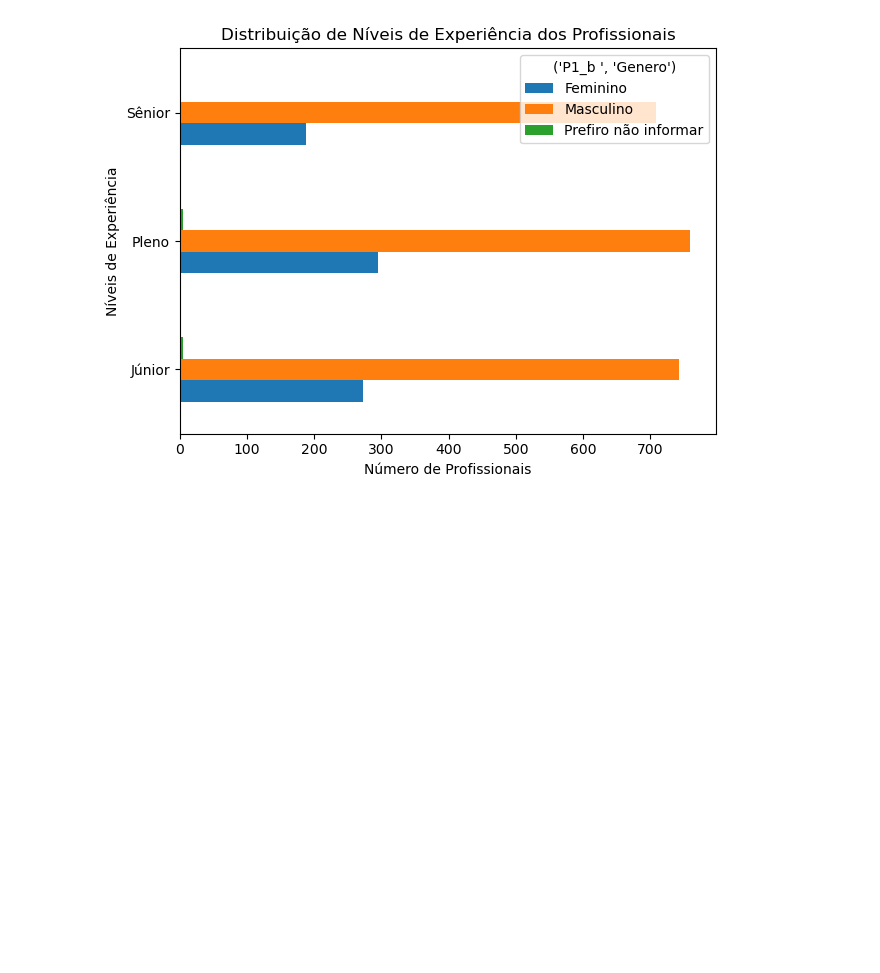
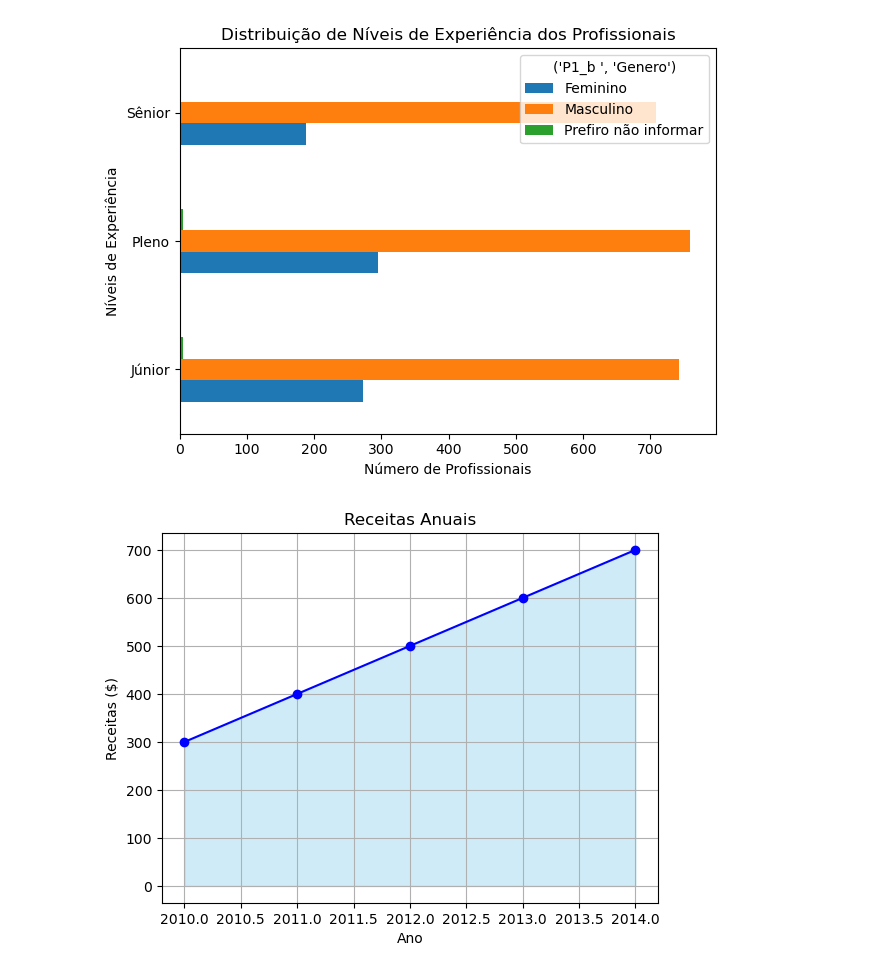
Before and after one commit to mariah-moreira/projeto_grupo_2, a Jupyter notebook: teste.ipynb, the cells around one changed output. Drawn from its saved outputs; the diff is of its cells as text; code cells hidden in the pictures; blank space fills up the shorter version.

```diff
--- a/teste.ipynb
+++ b/teste.ipynb
@@ -63,3 +63,22 @@ plt.legend()
 
 plt.tight_layout()
 plt.show()
+# %%
+# Dados de exemplo
+anos = [2010, 2011, 2012, 2013, 2014]
+receitas = [300, 400, 500, 600, 700]
+
+# Criar o gráfico de área
+plt.fill_between(anos, receitas, color='skyblue', alpha=0.4)
+plt.plot(anos, receitas, marker='o', color='blue')
+
+# Configurações do gráfico
+plt.title('Receitas Anuais')
+plt.xlabel('Ano')
+plt.ylabel('Receitas ($)')
+plt.grid(True)
+
+# Mostrar o gráfico
+plt.show()
+# %% [output]
+[figure, added]
```
Also changed, not shown: parts of 1 cell of this notebook, 1 other file.
